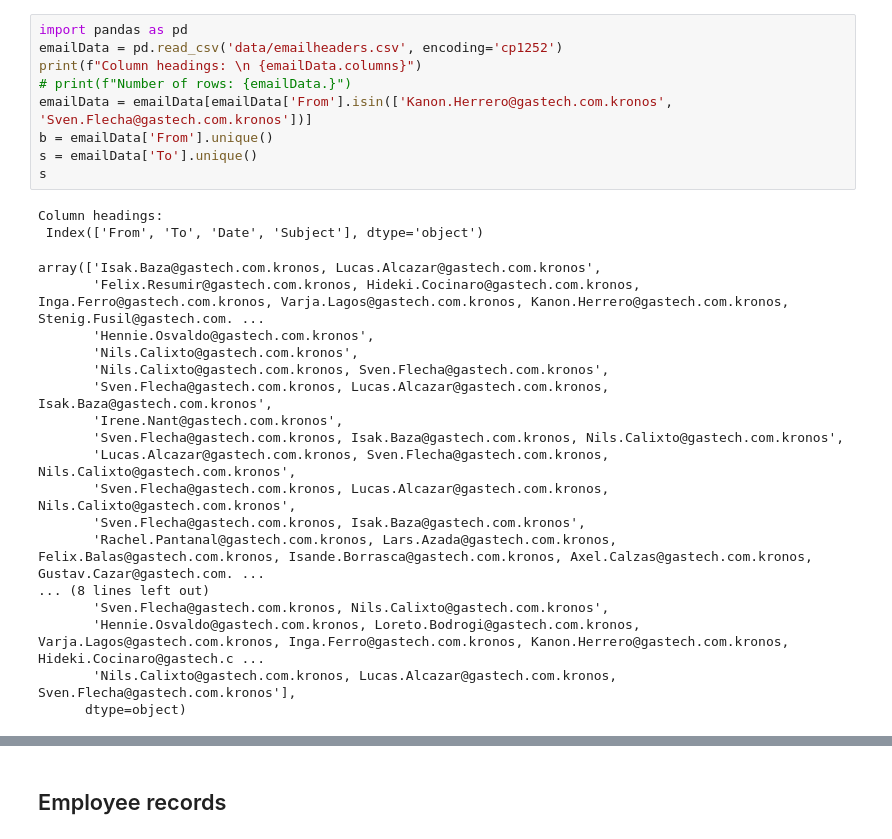
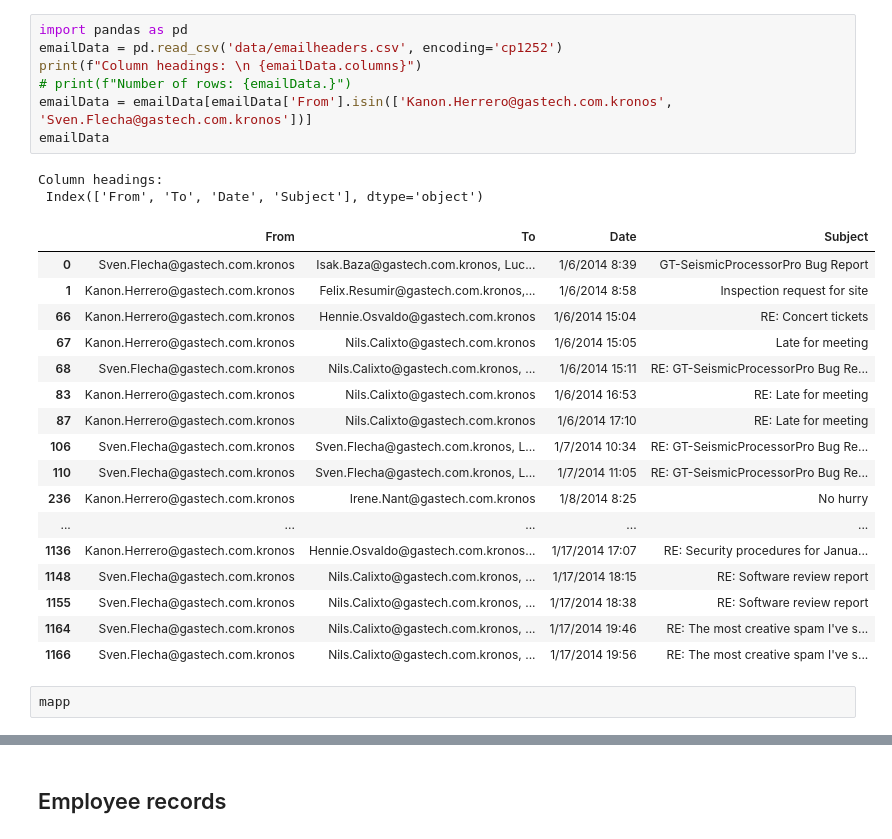
Before and after one commit to adiljahouh/VisualAnal, a Jupyter notebook: Analysis.ipynb, the cells around one changed output, grey strips where cells are left out. Cells and saved outputs as stored; diff of their text form.

```diff
--- a/Analysis.ipynb
+++ b/Analysis.ipynb
@@ -1,32 +1,32 @@
 # %%
 import pandas as pd
 emailData = pd.read_csv('data/emailheaders.csv', encoding='cp1252')
 print(f"Column headings: \n {emailData.columns}")
 # print(f"Number of rows: {emailData.}")
 emailData = emailData[emailData['From'].isin(['Kanon.Herrero@gastech.com.kronos', 'Sven.Flecha@gastech.com.kronos'])]
-b = emailData['From'].unique()
-s = emailData['To'].unique()
-s
+emailData
 # %% [output]
 Column headings:
  Index(['From', 'To', 'Date', 'Subject'], dtype='object')
-array(['Isak.Baza@gastech.com.kronos, Lucas.Alcazar@gastech.com.kronos',
-       'Felix.Resumir@gastech.com.kronos, Hideki.Cocinaro@gastech.com.kronos, Inga.Ferro@gastech.com.kronos, Varja.Lagos@gastech.com.kronos, Kanon.Herrero@gastech.com.kronos, Stenig.Fusil@gastech.com. ...
-       'Hennie.Osvaldo@gastech.com.kronos',
-       'Nils.Calixto@gastech.com.kronos',
-       'Nils.Calixto@gastech.com.kronos, Sven.Flecha@gastech.com.kronos',
-       'Sven.Flecha@gastech.com.kronos, Lucas.Alcazar@gastech.com.kronos, Isak.Baza@gastech.com.kronos',
-       'Irene.Nant@gastech.com.kronos',
-       'Sven.Flecha@gastech.com.kronos, Isak.Baza@gastech.com.kronos, Nils.Calixto@gastech.com.kronos',
-       'Lucas.Alcazar@gastech.com.kronos, Sven.Flecha@gastech.com.kronos, Nils.Calixto@gastech.com.kronos',
-       'Sven.Flecha@gastech.com.kronos, Lucas.Alcazar@gastech.com.kronos, Nils.Calixto@gastech.com.kronos',
-       'Sven.Flecha@gastech.com.kronos, Isak.Baza@gastech.com.kronos',
-       'Rachel.Pantanal@gastech.com.kronos, Lars.Azada@gastech.com.kronos, Felix.Balas@gastech.com.kronos, Isande.Borrasca@gastech.com.kronos, Axel.Calzas@gastech.com.kronos, Gustav.Cazar@gastech.com. ...
-... (8 lines left out)
-       'Sven.Flecha@gastech.com.kronos, Nils.Calixto@gastech.com.kronos',
-       'Hennie.Osvaldo@gastech.com.kronos, Loreto.Bodrogi@gastech.com.kronos, Varja.Lagos@gastech.com.kronos, Inga.Ferro@gastech.com.kronos, Kanon.Herrero@gastech.com.kronos, Hideki.Cocinaro@gastech.c ...
-       'Nils.Calixto@gastech.com.kronos, Lucas.Alcazar@gastech.com.kronos, Sven.Flecha@gastech.com.kronos'],
-      dtype=object)
+|  | From | To | Date | Subject |
+| 0 | Sven.Flecha@gastech.com.kronos | Isak.Baza@gastech.com.kronos, Luc... | 1/6/2014 8:39 | GT-SeismicProcessorPro Bug Report |
+| 1 | Kanon.Herrero@gastech.com.kronos | Felix.Resumir@gastech.com.kronos,... | 1/6/2014 8:58 | Inspection request for site |
+| 66 | Kanon.Herrero@gastech.com.kronos | Hennie.Osvaldo@gastech.com.kronos | 1/6/2014 15:04 | RE: Concert tickets |
+| 67 | Kanon.Herrero@gastech.com.kronos | Nils.Calixto@gastech.com.kronos | 1/6/2014 15:05 | Late for meeting |
+| 68 | Sven.Flecha@gastech.com.kronos | Nils.Calixto@gastech.com.kronos, ... | 1/6/2014 15:11 | RE: GT-SeismicProcessorPro Bug Re... |
+| 83 | Kanon.Herrero@gastech.com.kronos | Nils.Calixto@gastech.com.kronos | 1/6/2014 16:53 | RE: Late for meeting |
+| 87 | Kanon.Herrero@gastech.com.kronos | Nils.Calixto@gastech.com.kronos | 1/6/2014 17:10 | RE: Late for meeting |
+| 106 | Sven.Flecha@gastech.com.kronos | Sven.Flecha@gastech.com.kronos, L... | 1/7/2014 10:34 | RE: GT-SeismicProcessorPro Bug Re... |
+| 110 | Sven.Flecha@gastech.com.kronos | Sven.Flecha@gastech.com.kronos, L... | 1/7/2014 11:05 | RE: GT-SeismicProcessorPro Bug Re... |
+| 236 | Kanon.Herrero@gastech.com.kronos | Irene.Nant@gastech.com.kronos | 1/8/2014 8:25 | No hurry |
+| ... | ... | ... | ... | ... |
+| 1136 | Kanon.Herrero@gastech.com.kronos | Hennie.Osvaldo@gastech.com.kronos... | 1/17/2014 17:07 | RE: Security procedures for Janua... |
+| 1148 | Sven.Flecha@gastech.com.kronos | Nils.Calixto@gastech.com.kronos, ... | 1/17/2014 18:15 | RE: Software review report |
+| 1155 | Sven.Flecha@gastech.com.kronos | Nils.Calixto@gastech.com.kronos, ... | 1/17/2014 18:38 | RE: Software review report |
+| 1164 | Sven.Flecha@gastech.com.kronos | Nils.Calixto@gastech.com.kronos, ... | 1/17/2014 19:46 | RE: The most creative spam I've s... |
+| 1166 | Sven.Flecha@gastech.com.kronos | Nils.Calixto@gastech.com.kronos, ... | 1/17/2014 19:56 | RE: The most creative spam I've s... |
+# %%
+mapp
 # %%
 listifiedEmailData = emailData.assign(To=emailData.To.str.split(','))
 explodedEmailData = listifiedEmailData.explode('To').reset_index(drop=True)
```
Also changed, not shown: parts of 3 cells of this notebook, 1 other file.
